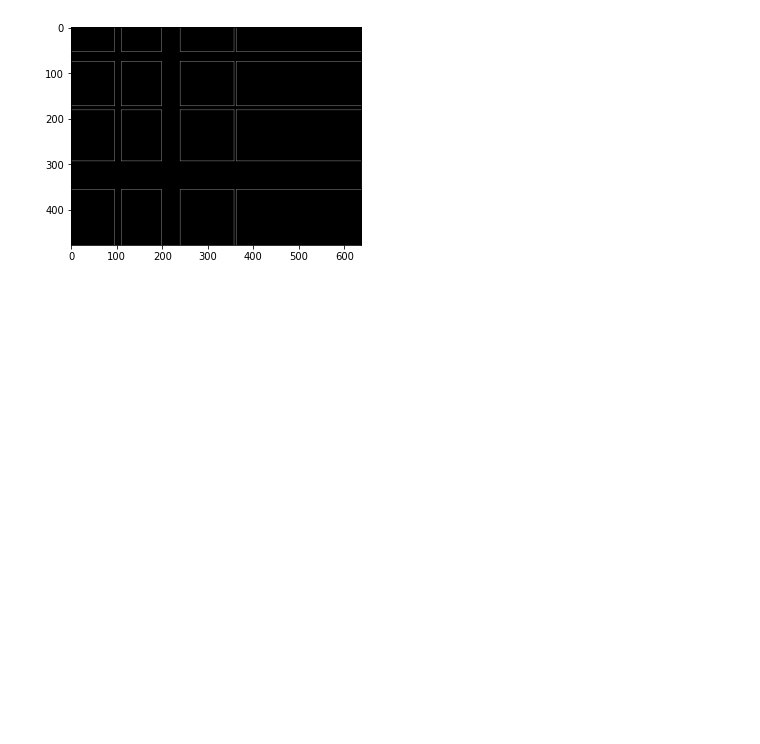
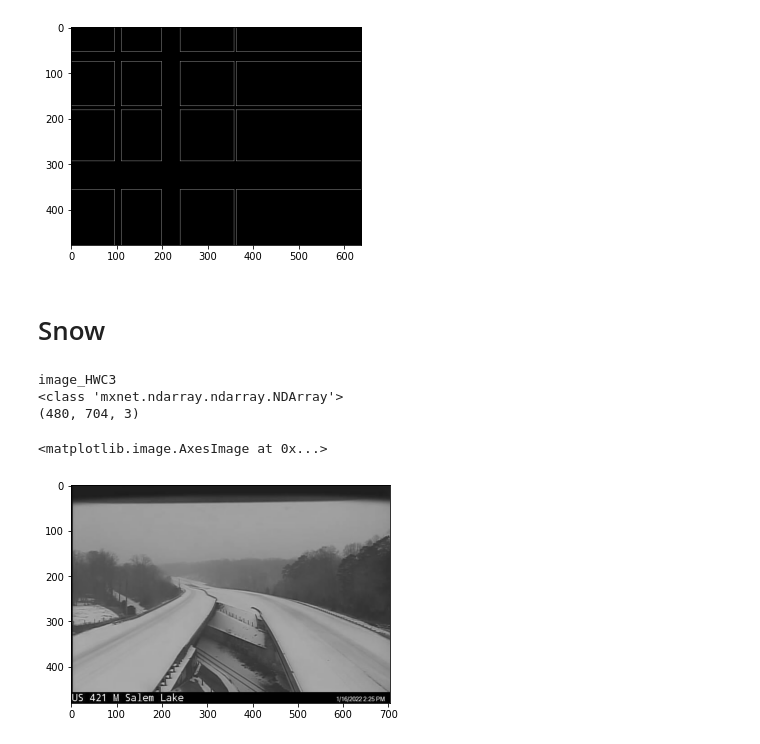
Before and after one commit to rtp-aws/devpost_aws_disaster_response, a Jupyter notebook: python/convolution.ipynb, the cells around one changed output. Cells and saved outputs as stored; diff of their text form; code cells hidden in the pictures; blank space fills up the shorter version.

```diff
--- a/python/convolution.ipynb
+++ b/python/convolution.ipynb
@@ -225,3 +225,21 @@ Sobel sobel_all_edge transform Gx
 <NDArray 3x3 @cpu(0)>
 <matplotlib.image.AxesImage at 0x...>
 [figure]
+# %% [markdown]
+# Snow
+# %%
+# load an image using numpy and display it.
+image_filepath = 'imgs/BUS40_SALEM_20220116Z1430G.jpg'
+# Load Image as RGB
+image_HWC3 = mx.image.image.imread(image_filepath)
+print("image_HWC3")
+print(type(image_HWC3))
+print(image_HWC3.shape)
+# plot Image
+plt.imshow(image_HWC3.asnumpy())
+# %% [output]
+image_HWC3
+<class 'mxnet.ndarray.ndarray.NDArray'>
+(480, 704, 3)
+<matplotlib.image.AxesImage at 0x...>
+[figure, added]
```
Also changed, not shown: parts of 4 cells of this notebook, 18 other files.
